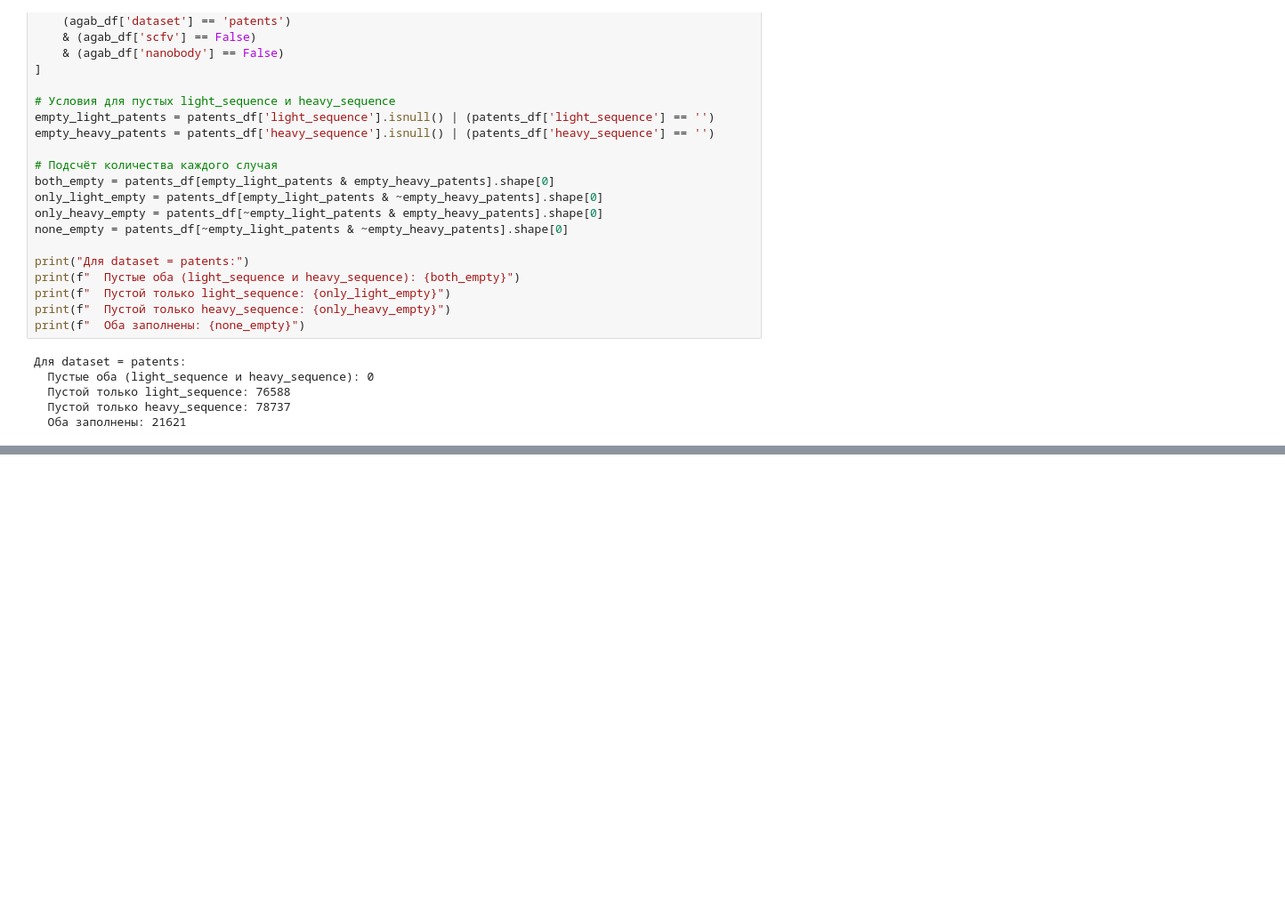
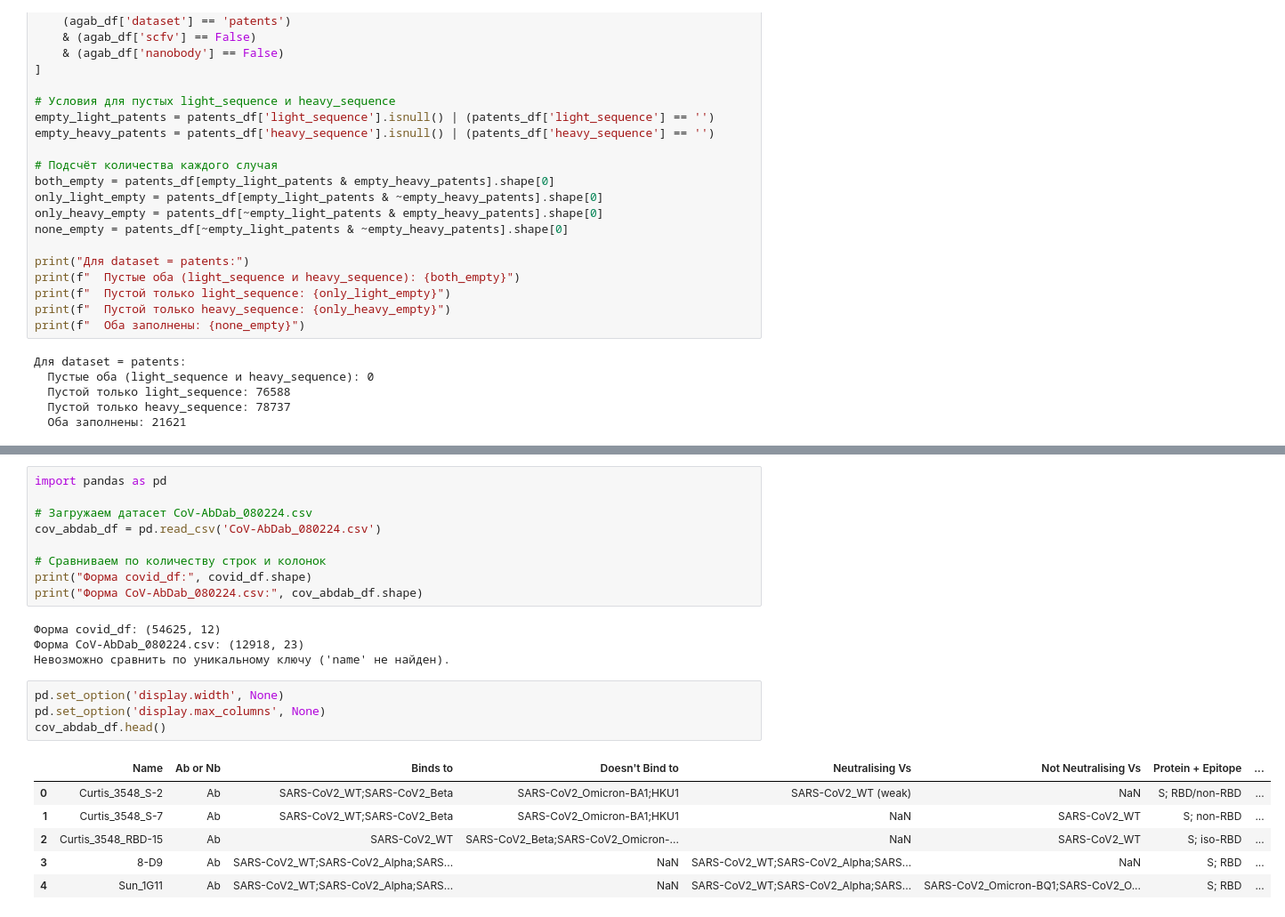
Before and after one commit to younggod2/llm-antibody-fv-generation, a Jupyter notebook: data/antibody_type.ipynb, the cells around one changed output, grey strips where cells are left out. Shown at 89% size. Saved outputs shown, nothing was run; the diff lists cells and outputs as text; blank space fills up the shorter version.

```diff
--- a/data/antibody_type.ipynb
+++ b/data/antibody_type.ipynb
@@ -176,0 +223,24 @@ print(f"  Оба заполнены: {none_empty}")
+# %%
+import pandas as pd
+
+# Загружаем датасет CoV-AbDab_080224.csv
+cov_abdab_df = pd.read_csv('CoV-AbDab_080224.csv')
+
+# Сравниваем по количеству строк и колонок
+print("Форма covid_df:", covid_df.shape)
+print("Форма CoV-AbDab_080224.csv:", cov_abdab_df.shape)
+# %% [output]
+Форма covid_df: (54625, 12)
+Форма CoV-AbDab_080224.csv: (12918, 23)
+Невозможно сравнить по уникальному ключу ('name' не найден).
+# %%
+pd.set_option('display.width', None)
+pd.set_option('display.max_columns', None)
+cov_abdab_df.head()
+# %% [output]
+|  | Name | Ab or Nb | Binds to | Doesn't Bind to | Neutralising Vs | Not Neutralising Vs | Protein + Epitope | ... |
+| 0 | Curtis_3548_S-2 | Ab | SARS-CoV2_WT;SARS-CoV2_Beta | SARS-CoV2_Omicron-BA1;HKU1 | SARS-CoV2_WT (weak) | NaN | S; RBD/non-RBD | ... |
+| 1 | Curtis_3548_S-7 | Ab | SARS-CoV2_WT;SARS-CoV2_Beta | SARS-CoV2_Omicron-BA1;HKU1 | NaN | SARS-CoV2_WT | S; non-RBD | ... |
+| 2 | Curtis_3548_RBD-15 | Ab | SARS-CoV2_WT | SARS-CoV2_Beta;SARS-CoV2_Omicron-... | NaN | SARS-CoV2_WT | S; iso-RBD | ... |
+| 3 | 8-D9 | Ab | SARS-CoV2_WT;SARS-CoV2_Alpha;SARS... | NaN | SARS-CoV2_WT;SARS-CoV2_Alpha;SARS... | NaN | S; RBD | ... |
+| 4 | Sun_1G11 | Ab | SARS-CoV2_WT;SARS-CoV2_Alpha;SARS... | NaN | SARS-CoV2_WT;SARS-CoV2_Alpha;SARS... | SARS-CoV2_Omicron-BQ1;SARS-CoV2_O... | S; RBD | ... |
```
Also changed, not shown: parts of 3 cells of this notebook.
